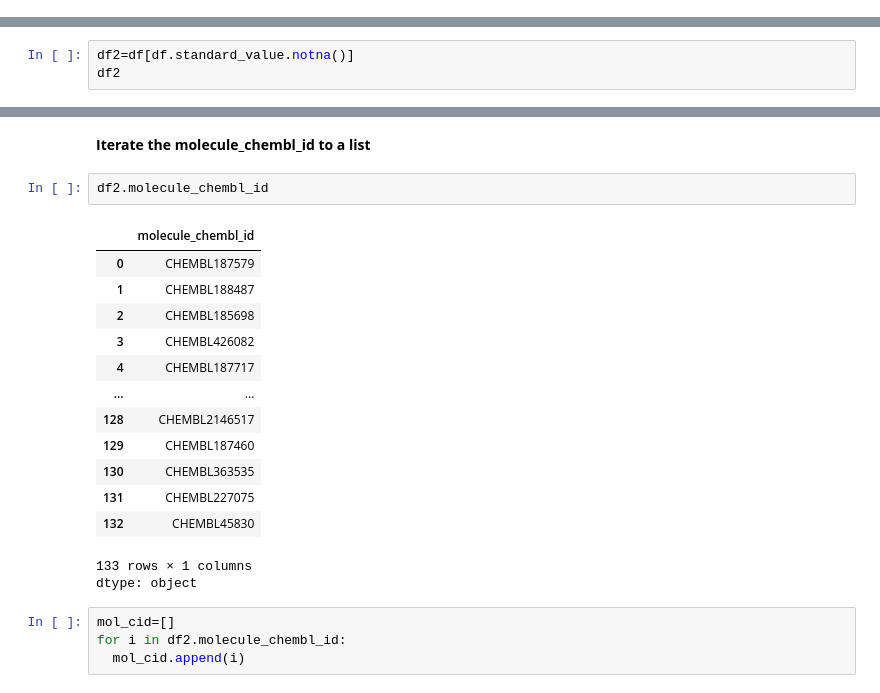
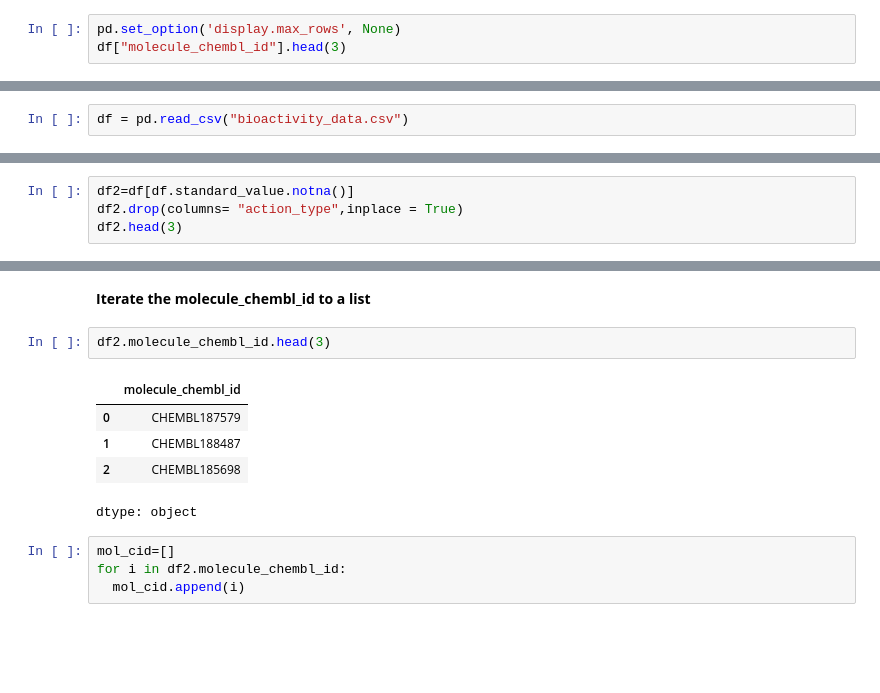
Before and after one commit to Ebratul/Bioinformatics, a Jupyter notebook: python/ML_Part_01.ipynb, the cells around one changed output, grey strips where cells are left out. Cells and saved outputs as stored; diff of their text form; blank space fills up the shorter version.

```diff
--- a/python/ML_Part_01.ipynb
+++ b/python/ML_Part_01.ipynb
@@ -76,0 +71,3 @@ df.head(3)
+# %%
+pd.set_option('display.max_rows', None)
+df["molecule_chembl_id"].head(3)
@@ -134,3 +144,5 @@ action_type,activity_comment,activity_id,activity_properties,assay_chembl_id,ass
 ,,1481093,[],CHEMBL829584,In vitro inhibitory concentration against SARS coronavirus main protease (SARS CoV 3C-like protease),B,,,BAO_0000190,BAO_0000357,single protein format,O=C1C(=O)N(Cc2cc3ccccc3 ...
 # %% [markdown]
 **Handling missing data**
+# %%
+df = pd.read_csv("bioactivity_data.csv")
@@ -138,5 +186,6 @@ action_type,activity_comment,activity_id,activity_properties,assay_chembl_id,ass
 if any compounds has missing value for the standard_value column then drop it
 # %%
 df2=df[df.standard_value.notna()]
-df2
+df2.drop(columns= "action_type",inplace = True)
+df2.head(3)
 # %% [output]
@@ -173,21 +218,12 @@ for i in df2.standard_value:
 # %% [markdown]
 **Iterate the molecule_chembl_id to a list**
 # %%
-df2.molecule_chembl_id
+df2.molecule_chembl_id.head(3)
 # %% [output]
 |  | molecule_chembl_id |
 | 0 | CHEMBL187579 |
 | 1 | CHEMBL188487 |
 | 2 | CHEMBL185698 |
-| 3 | CHEMBL426082 |
-| 4 | CHEMBL187717 |
-| ... | ... |
-| 128 | CHEMBL2146517 |
-| 129 | CHEMBL187460 |
-| 130 | CHEMBL363535 |
-| 131 | CHEMBL227075 |
-| 132 | CHEMBL45830 |
-133 rows × 1 columns
 dtype: object
 # %%
 mol_cid=[]
```
Also changed, not shown: parts of 35 cells of this notebook.
